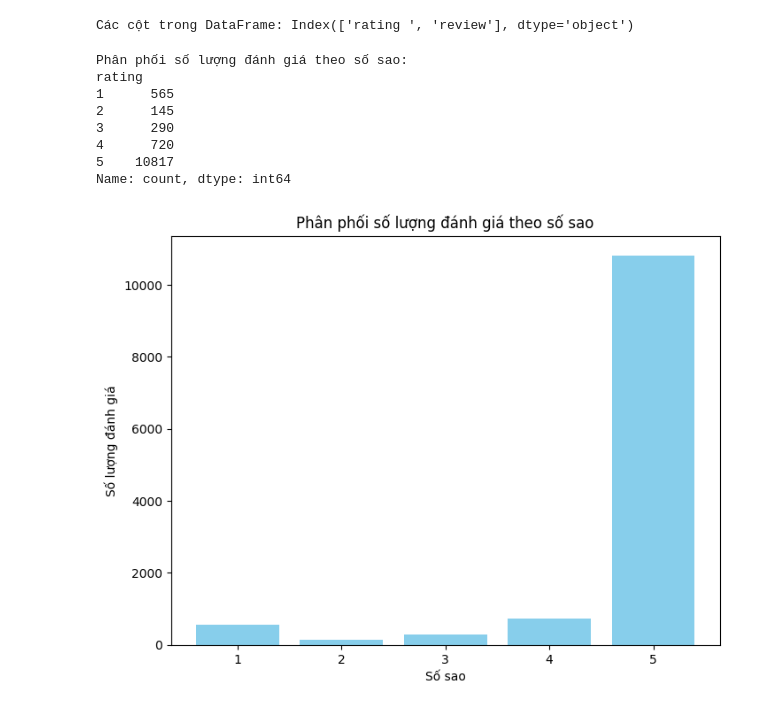
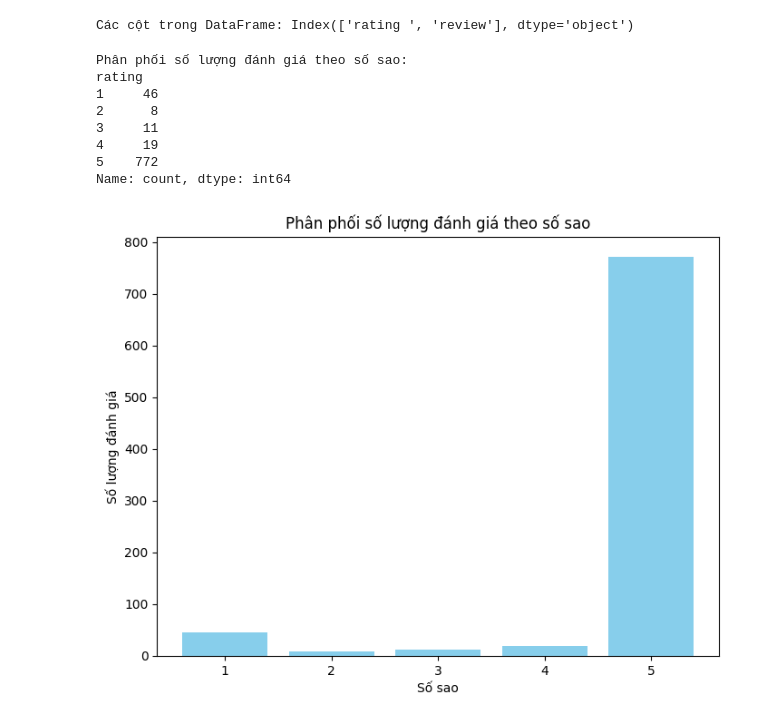
Before and after one commit to HEAVEN216/Project-DeepL, a Jupyter notebook: Preprocessing.ipynb, the cells around one changed output. Saved outputs shown, nothing was run; the diff lists cells and outputs as text; code cells hidden in the pictures.

Commit message:
done data review1

```diff
--- a/Preprocessing.ipynb
+++ b/Preprocessing.ipynb
@@ -204,7 +204,7 @@ import pandas as pd
 import matplotlib.pyplot as plt
 
 # Đọc dữ liệu đã làm sạch
-file_path = 'cleaned_output.csv'
+file_path = 'cleaned_review1.csv'
 df_cleaned = pd.read_csv(file_path)
 
 # Kiểm tra phân phối số sao
@@ -217,37 +217,37 @@ plt.figure(figsize=(8, 6))
 plt.bar(rating_distribution.index, rating_distribution.values, color='skyblue')
 plt.xlabel('Số sao')
 plt.ylabel('Số lượng đánh giá')
 plt.title('Phân phối số lượng đánh giá theo số sao')
 plt.show()
 
 # Từ điển từ tiêu cực để kiểm tra các đánh giá 5 sao có nội dung tiêu cực
 negative_words = ['tệ', 'không tốt', 'thất vọng', 'kém', 'xấu', 'chán', 'không đáng', 'lỗi', 'sai', 'đừng nên', 'không nên']
 
 # Hàm để kiểm tra xem có từ tiêu cực trong đánh giá không
 def contains_negative_word(text):
     if isinstance(text, str):
         return any(word in text for word in negative_words)
     return False
 
 # Lọc ra các đánh giá 5 sao có nội dung tiêu cực và đánh giá 1 sao có nội dung tích cực
 df_abnormal = df_cleaned[((df_cleaned['rating '] == 5) & df_cleaned['review'].apply(contains_negative_word)) |
                          ((df_cleaned['rating '] == 1) & ~df_cleaned['review'].apply(contains_negative_word))]
 
 
 # Xử lý các đánh giá bất thường (gán nhãn lại hoặc loại bỏ)
 # Ví dụ: Loại bỏ các đánh giá bất thường
 df_cleaned = df_cleaned.drop(df_abnormal.index)
 
 # Lưu dữ liệu sau khi loại bỏ các đánh giá bất thường
-output_file_path = 'cleaned_output_no_abnormal.csv'
+output_file_path = 'cleaned_review1_no_abnormal.csv'
 df_cleaned.to_csv(output_file_path, encoding='utf-8', index=False)
 # %% [output]
 Phân phối số lượng đánh giá theo số sao:
 rating
-1      565
-2      145
-3      290
-4      720
-5    10817
+1     46
+2      8
+3     11
+4     19
+5    772
 Name: count, dtype: int64
-[figure, old version]
+[figure, new version]
```
Also changed, not shown: parts of 1 cell of this notebook, 3 other files.
